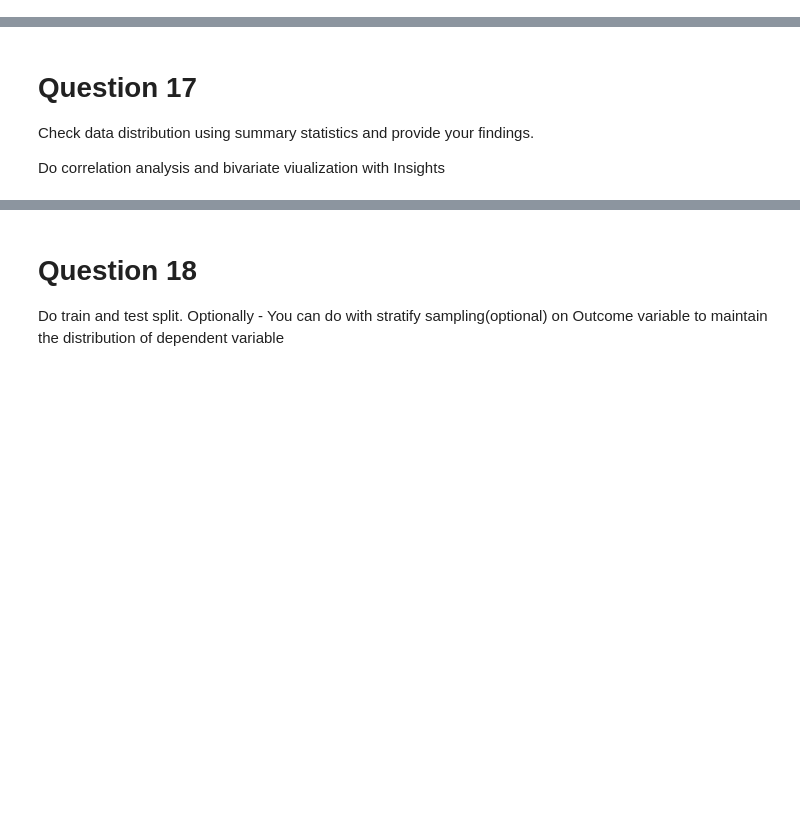
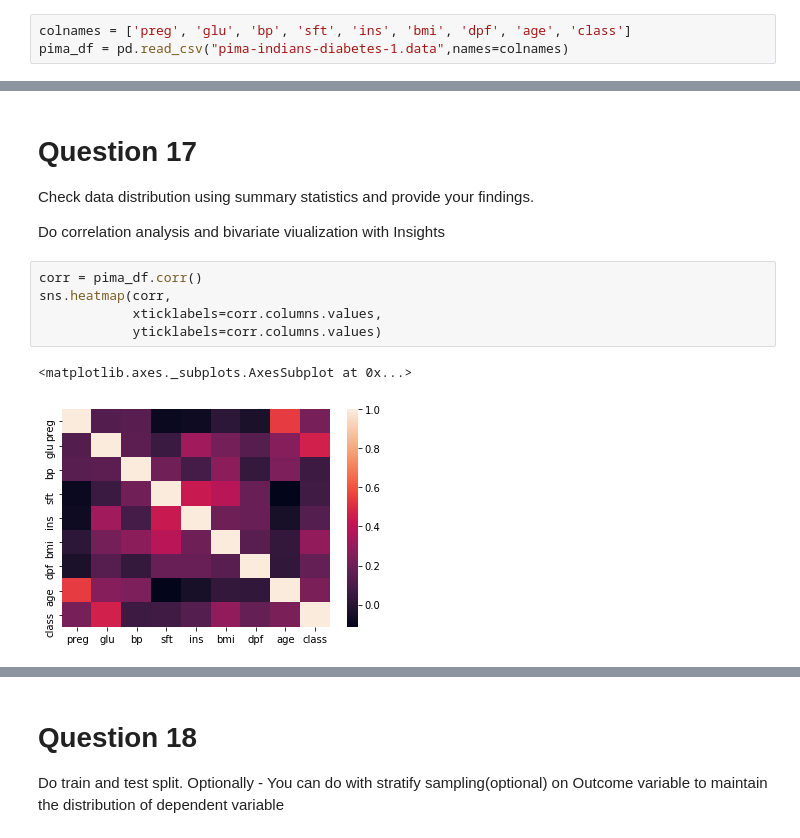
Before and after one commit to GreatLearningAIML1/bangalore-feb-batch-siju-samuel, a Jupyter notebook: R3_Lab_External/R3_External_Lab_kNN_Naive_Bayes.ipynb, the cells around one changed output, grey strips where cells are left out. Cells and saved outputs as stored; diff of their text form; blank space fills up the shorter version.

```diff
--- a/R3_Lab_External/R3_External_Lab_kNN_Naive_Bayes.ipynb
+++ b/R3_Lab_External/R3_External_Lab_kNN_Naive_Bayes.ipynb
@@ -498,5 +498,8 @@ Read the input file 'Diabetes.csv' using Pandas and check it's column names.
 Check dimension of dataset.
 
 Check distribution of dependent variable, Outcome and plot it.
+# %%
+colnames = ['preg', 'glu', 'bp', 'sft', 'ins', 'bmi', 'dpf', 'age', 'class']
+pima_df = pd.read_csv("pima-indians-diabetes-1.data",names=colnames)
 # %%
 # Eye ball the imported dataset
@@ -510,3 +571,11 @@ Check distribution of dependent variable, Outcome and plot it.
 Check data distribution using summary statistics and provide your findings.
 
 Do correlation analysis and bivariate viualization with Insights
+# %%
+corr = pima_df.corr()
+sns.heatmap(corr,
+            xticklabels=corr.columns.values,
+            yticklabels=corr.columns.values)
+# %% [output]
+<matplotlib.axes._subplots.AxesSubplot at 0x...>
+[figure, added]
```
Also changed, not shown: parts of 18 cells of this notebook.
